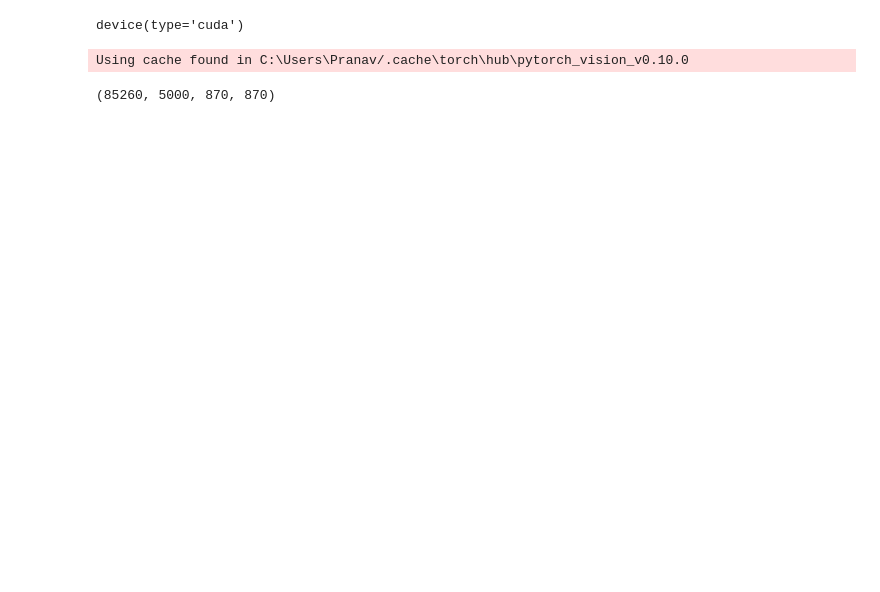
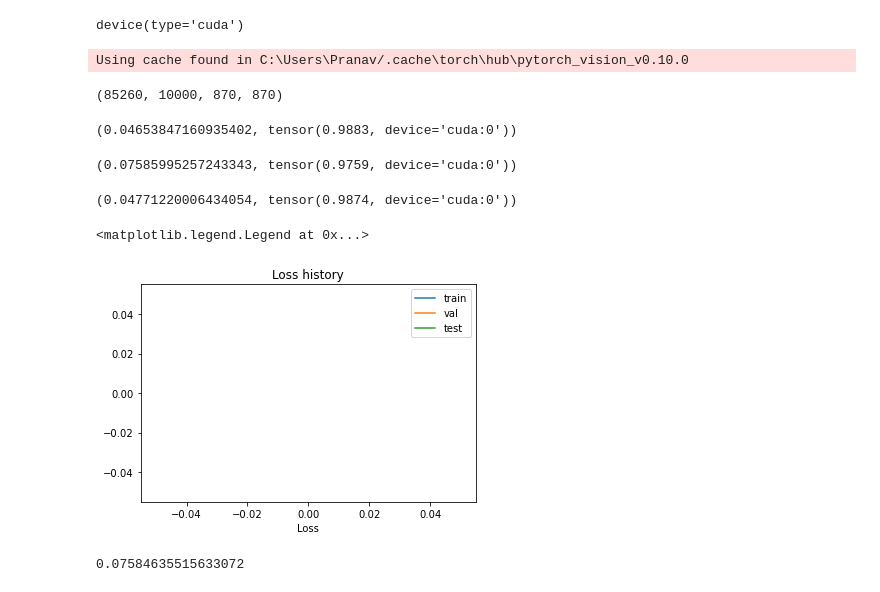
Before and after one commit to greenfish8090/Sign-Language-Translation, a Jupyter notebook: asl_static_recog.ipynb, the cells around one changed output. Cells and saved outputs as stored; diff of their text form; code cells hidden in the pictures; blank space fills up the shorter version.

```diff
--- a/asl_static_recog.ipynb
+++ b/asl_static_recog.ipynb
@@ -70,12 +71,12 @@ dataset = HandSignsDataset(
 )
 # %%
 train_size = int(0.98 * len(dataset))
-small_train_size = 5000
+small_train_size = 10000
 val_size = int(len(dataset) - train_size)//2
 test_size = len(dataset) - train_size - val_size
 train_size, small_train_size, val_size, test_size
 # %% [output]
-(85260, 5000, 870, 870)
+(85260, 10000, 870, 870)
 # %%
 train_set, val_set, test_set = torch.utils.data.random_split(dataset, [train_size, val_size, test_size])
 small_train_set, _ = torch.utils.data.random_split(train_set, [small_train_size, train_size-small_train_size])
@@ -100,15 +101,15 @@ def train_model(model, dataloaders, criterion, optimizer, n_epochs, small=False)
         train_progress = tqdm(range(small_train_size if small else train_size))
         i = 0
         for inputs, labels in dataloaders['train']:
-            if i%7 == 0:
-                train_error = test(model, dataloaders['train'], criterion)
-                val_error = test(model, dataloaders['val'], criterion)
-                test_error = test(model, dataloaders['test'], criterion)
-#                print(error)
-                train_history.append(train_error)
-                val_history.append(val_error)
-                test_history.append(test_error)
-                model.train()
+#             if i%10 == 0:
+#                 train_error = test_model(model, dataloaders['train'], criterion)
+#                 val_error = test_model(model, dataloaders['val'], criterion)
+#                 test_error = test_model(model, dataloaders['test'], criterion)
+#                 print(train_error, val_error, test_error)
+#                 train_history.append(train_error)
+#                 val_history.append(val_error)
+#                 test_history.append(test_error)
+#                 model.train()
 
             inputs = inputs.to(device)
             labels = labels.to(device)
@@ -135,19 +136,23 @@ def train_model(model, dataloaders, criterion, optimizer, n_epochs, small=False)
 
             i += 1
 
-    return test_history
+    return train_history, val_history, test_history
 
-def test(model, loader, criterion):
+def test_model(model, loader, criterion):
     model.eval()
     running_loss = 0.0
+    length = 0
+    corrects = 0
     test_progress = tqdm(range(len(loader)))
     for inputs, labels in loader:
         inputs = inputs.to(device)
         labels = labels.to(device)
         outputs = model(inputs)
+        preds = torch.argmax(outputs, dim=-1)
+        corrects += (preds==labels).sum()
         loss = criterion(outputs, labels)
         running_loss += loss.item() * inputs.size(0)
-
+        length += inputs.size(0)
         test_progress.update(1)
 
         del inputs
@@ -155,18 +160,43 @@ def test(model, loader, criterion):
         del outputs
         del loss
 
-    return running_loss/val_size
+    return running_loss/length, corrects/length
+# %%
+test_model(model, small_train_loader, criterion)
+# %% [output]
+(0.04653847160935402, tensor(0.9883, device='cuda:0'))
+# %%
+test_model(model, test_loader, criterion)
+# %% [output]
+(0.07585995257243343, tensor(0.9759, device='cuda:0'))
+# %%
+test_model(model, val_loader, criterion)
+# %% [output]
+(0.04771220006434054, tensor(0.9874, device='cuda:0'))
 # %%
-history = train_model(
+histories = train_model(
     model = model,
     dataloaders = {'train': small_train_loader, 'val': val_loader, 'test': test_loader},
     criterion = criterion,
     optimizer = optimizer,
-    n_epochs = 1,
+    n_epochs = 2,
     small = True
 )
 # %%
-plt.plot(history)
+plt.plot(histories[0], label='train')
+plt.plot(histories[1], label='val')
+plt.plot(histories[2], label='test')
+plt.xlabel('Batches trained / 7')
+plt.xlabel('Loss')
+plt.title('Loss history')
+plt.legend()
+# %% [output]
+<matplotlib.legend.Legend at 0x...>
+[figure, added]
+# %%
+test_model(model, test_loader, criterion)
+# %% [output]
+0.07584635515633072
 # %%
 example_file_name = os.listdir(test_dir)[-1]
 example = Image.open(os.path.join(test_dir, example_file_name))
```
Also changed, not shown: parts of 5 cells of this notebook, 1 other file.
